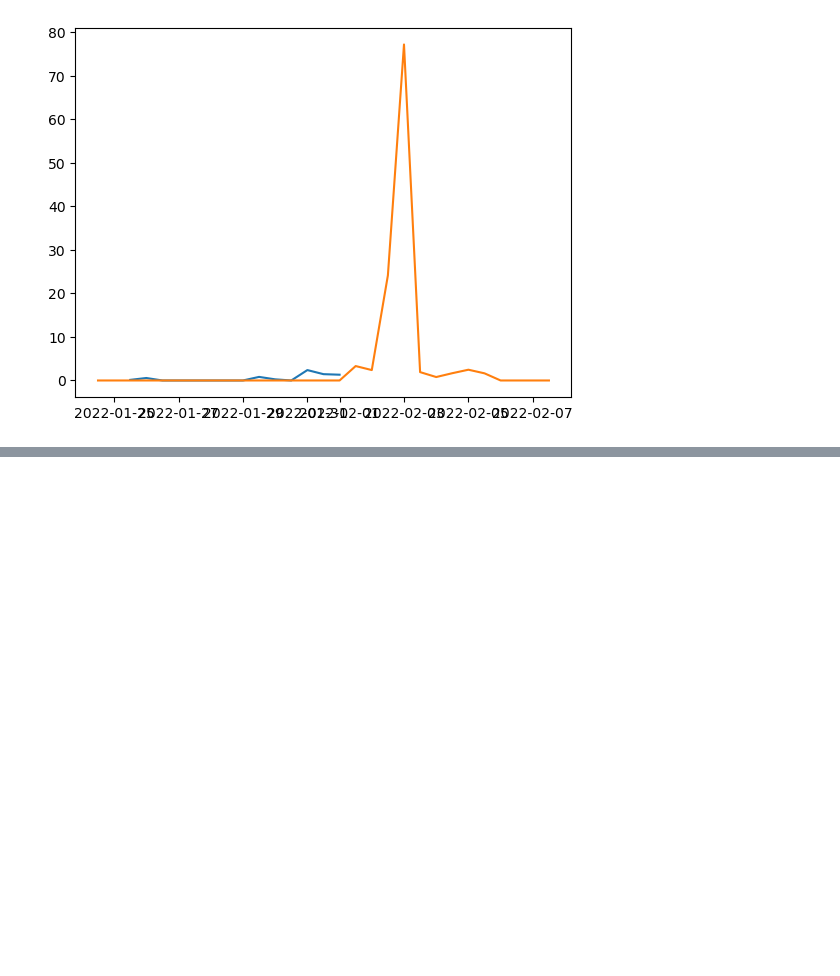
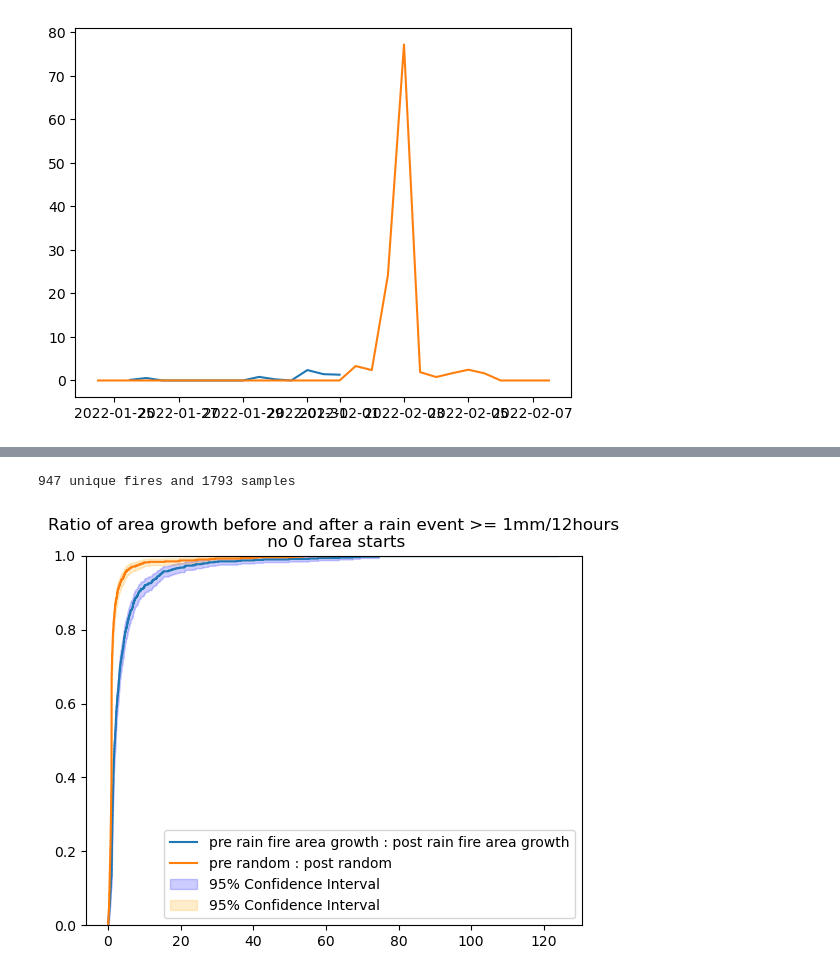
Before and after one commit to mccabete/precip, a Jupyter notebook: jim_figure_and_exp_plots.ipynb, the cells around one changed output, grey strips where cells are left out. Drawn from its saved outputs; the diff is of its cells as text; code cells hidden in the pictures; blank space fills up the shorter version.

```diff
--- a/jim_figure_and_exp_plots.ipynb
+++ b/jim_figure_and_exp_plots.ipynb
@@ -292,0 +367,69 @@ AttributeError: 'Timestamp' object has no attribute 'iloc'
+# %%
+from scipy.stats import ecdf
+
+no_starting_zero_growth = test.before_sample_fire_area > 1
+
+res = ecdf(test[~test.ratio.isna() & no_starting_zero_growth].ratio)
+quantiles = res.cdf.quantiles
+#probabilities = res.cdf.probabilities
+
+# Compute confidence bands
+ci = res.cdf.confidence_interval(confidence_level=0.95)
+lower_bounds = ci.low
+upper_bounds = ci.high
+
+
+res_rand = ecdf(test[~test.rand_ratio.isna() & no_starting_zero_growth ].rand_ratio)
+quantiles_rand = res_rand.cdf.quantiles
+#probabilities_rand = res_rand.cdf.probabilities
+
+# Compute confidence bands
+ci_rand = res_rand.cdf.confidence_interval(confidence_level=0.95)
+lower_bounds_rand = ci_rand.low
+upper_bounds_rand = ci_rand.high
+
+# # 3. Create the Matplotlib plot
+# fig, ax = plt.subplots(figsize=(8, 5))
+
+# # Plot the primary ECDF line
+# ax.ecdf(data, label="Empirical CDF", color="blue", linewidth=2)
+
+# Shade the 95% confidence interval band (use step="post" to match ECDF steps)
+# ax.fill_between(
+#     quantiles,
+#     lower_bounds,
+#     upper_bounds,
+#     step="post",
+#     color="blue",
+#     alpha=0.2,
+#     label="95% Confidence Interval"
+# )
+
+
+plt.ecdf(test[~test.ratio.isna() & no_starting_zero_growth].ratio, label = "pre rain fire area growth : post rain fire area growth")
+plt.ecdf(test[~test.ratio.isna() & no_starting_zero_growth].rand_ratio, label = "pre random : post random")
+plt.fill_between(
+    quantiles,
+    lower_bounds.probabilities,
+    upper_bounds.probabilities,
+    step="post",
+    color="blue",
+    alpha=0.2,
+    label="95% Confidence Interval"
+)
+plt.fill_between(
+    quantiles_rand,
+    lower_bounds_rand.probabilities,
+    upper_bounds_rand.probabilities,
+    step="post",
+    color="orange",
+    alpha=0.2,
+    label="95% Confidence Interval"
+)
+plt.title(f"Ratio of area growth before and after a rain event >= {thresh}mm/12hours\n no 0 farea starts")
+plt.legend()
+
+print(f"{test[~test.ratio.isna()].UfireID.nunique()} unique fires and {len(test[~test.ratio.isna()].UfireID)} samples")
+# %% [output]
+947 unique fires and 1793 samples
+[figure, added]
```
Also changed, not shown: parts of 11 cells of this notebook, 2 other files.
